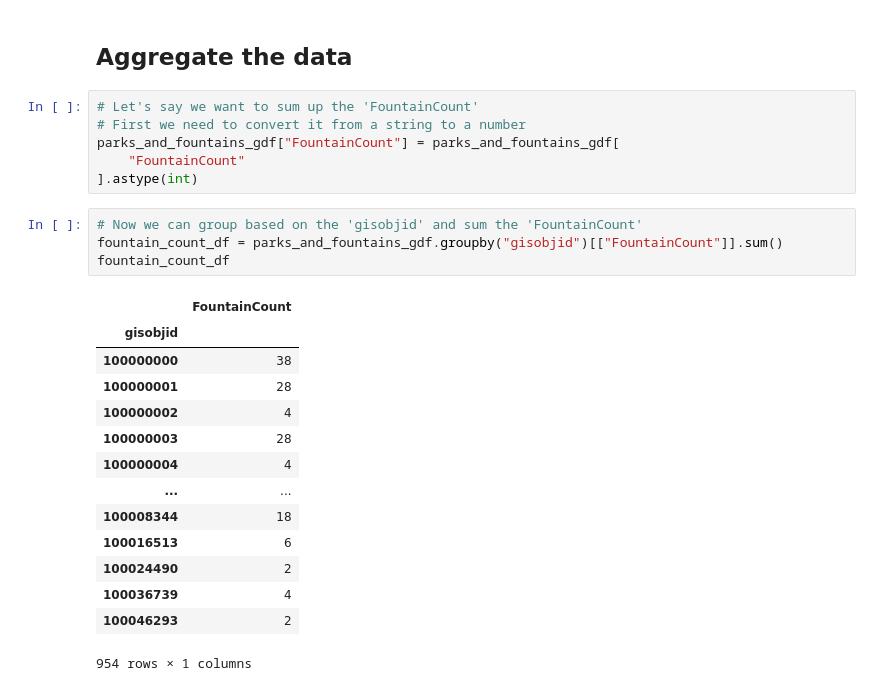
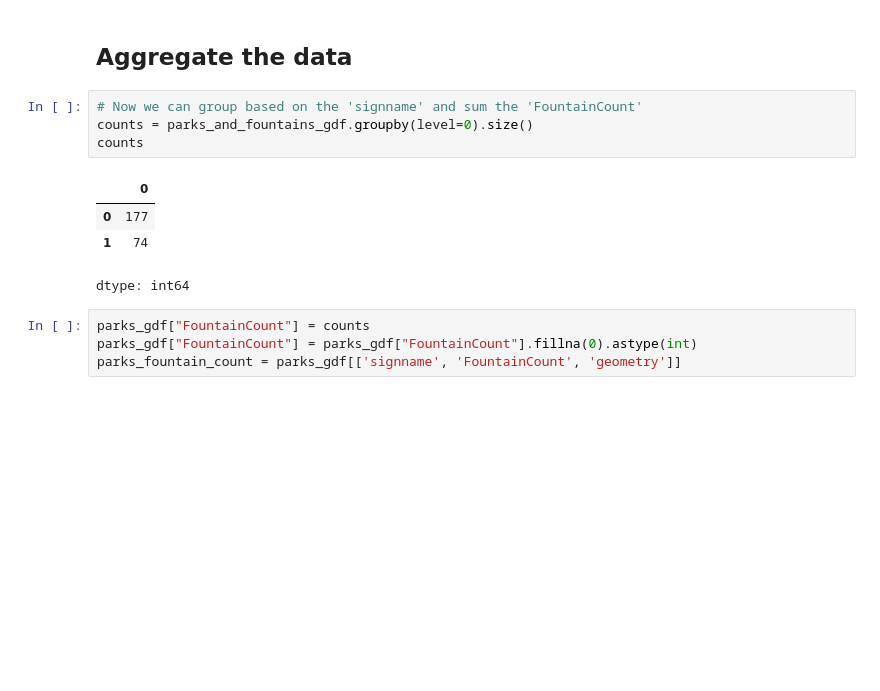
Before and after one commit to ivorywang-1005/intro-to-urban-data, a Jupyter notebook: Scale/S13_Joins_and_Aggregation.ipynb, the cells around one changed output. Cells and saved outputs as stored; diff of their text form; blank space fills up the shorter version.

```diff
--- a/Scale/S13_Joins_and_Aggregation.ipynb
+++ b/Scale/S13_Joins_and_Aggregation.ipynb
@@ -138,30 +138,18 @@ print(
 Joined data has 264 rows and 39 columns
 # %% [markdown]
 ## Aggregate the data
-# %%
-# Let's say we want to sum up the 'FountainCount'
-# First we need to convert it from a string to a number
-parks_and_fountains_gdf["FountainCount"] = parks_and_fountains_gdf[
-    "FountainCount"
-].astype(int)
 # %%
-# Now we can group based on the 'gisobjid' and sum the 'FountainCount'
-fountain_count_df = parks_and_fountains_gdf.groupby("gisobjid")[["FountainCount"]].sum()
-fountain_count_df
+# Now we can group based on the 'signname' and sum the 'FountainCount'
+counts = parks_and_fountains_gdf.groupby(level=0).size()
+counts
 # %% [output]
-|  | FountainCount |
-| gisobjid |  |
-| 100000000 | 38 |
-| 100000001 | 28 |
-| 100000002 | 4 |
-| 100000003 | 28 |
-| 100000004 | 4 |
-| ... | ... |
-| 100008344 | 18 |
-| 100016513 | 6 |
-| 100024490 | 2 |
-| 100036739 | 4 |
-| 100046293 | 2 |
+|  | 0 |
+| 0 | 177 |
+| 1 | 74 |
-954 rows × 1 columns
+dtype: int64
+# %%
+parks_gdf["FountainCount"] = counts
+parks_gdf["FountainCount"] = parks_gdf["FountainCount"].fillna(0).astype(int)
+parks_fountain_count = parks_gdf[['signname', 'FountainCount', 'geometry']]
 # %%
 # ... and now we can join this back to the original parks data!
```
Also changed, not shown: parts of 2 cells of this notebook.
